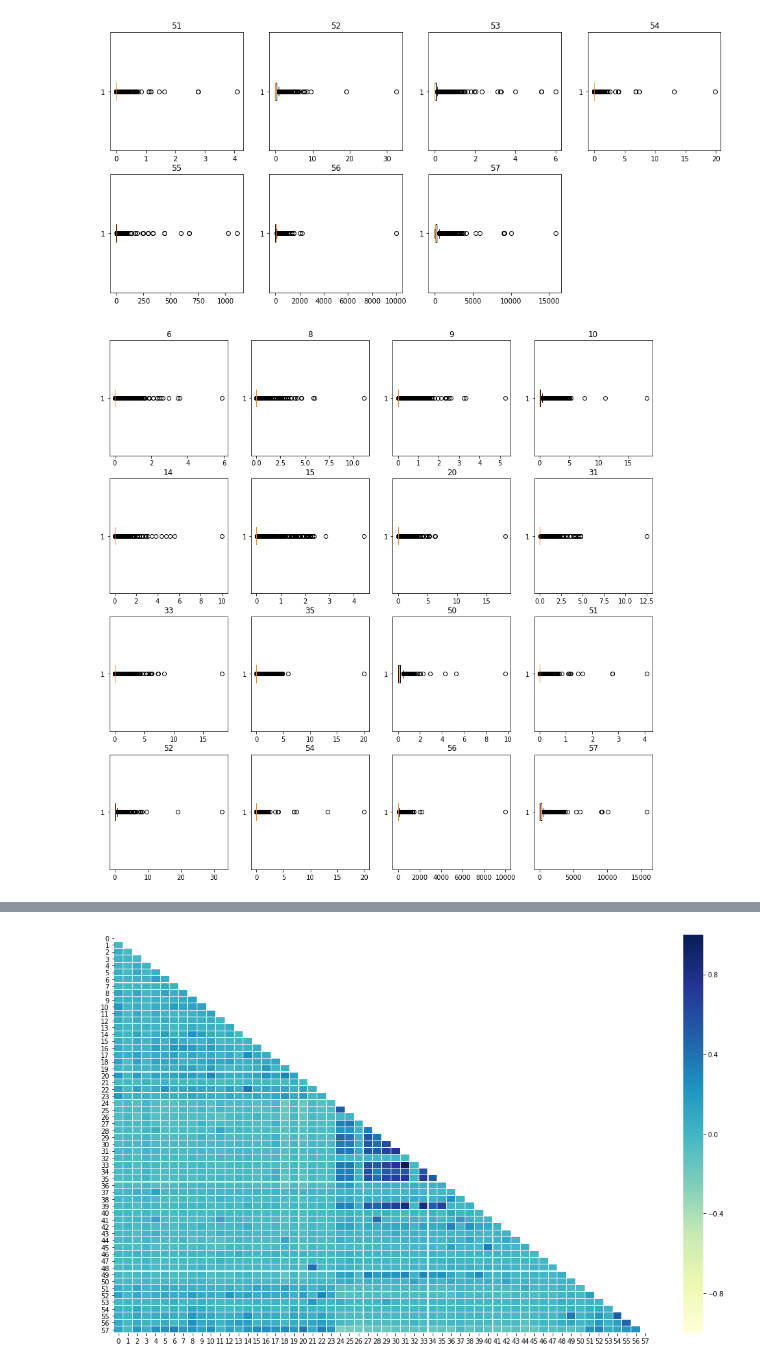
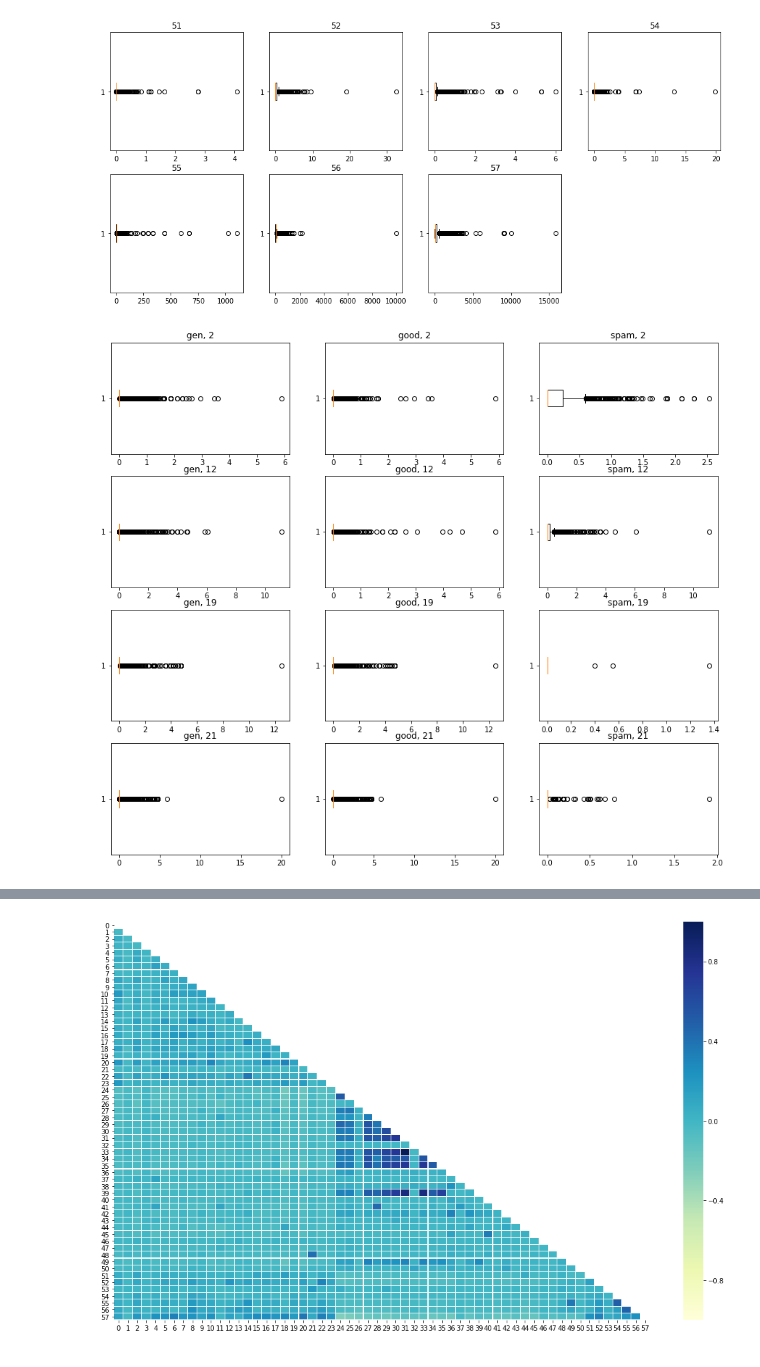
Before and after one commit to SultanovAR/mephi_course_neuro, a Jupyter notebook: bdz/bdz.ipynb, the cells around one changed output, grey strips where cells are left out. Cells and saved outputs as stored; diff of their text form; code cells hidden in the pictures.

```diff
--- a/bdz/bdz.ipynb
+++ b/bdz/bdz.ipynb
@@ -74,13 +76,22 @@ for i in range(7):
 plt.savefig('box3.png', bbox_inches='tight')
 # %% [output]
 [figure]
-# %%
-outlier_list = [6,8,9,10,14,15,20,31,33,35,50,51,52,54,56,57]
-plt.figure(figsize = (15, 15))
-for num, i in enumerate(outlier_list):
-    plt.subplot(4, 4, num+1)
-    plt.boxplot(dataset[i - 1], vert=False)
-    plt.title(i)
-plt.savefig('outlier.png', bbox_inches='tight')
-# %% [output]
-[figure, removed]
+# %%
+outlier_list = [6, 8, 31, 35]
+k = 0
+plt.figure(figsize=(15, 13))
+for i in range(len(outlier_list) * 3):
+    plt.subplot(len(outlier_list), 3, i+1)
+    if (i+1) % 3 == 1:
+        plt.boxplot(dataset[outlier_list[k] - 1], vert=False)
+        plt.title('gen, ' + str(respective_list[k]))
+    if (i+1) % 3 == 2:
+        plt.boxplot((dataset[dataset[57] == 0])[outlier_list[k] - 1], vert=False)
+        plt.title('good, ' + str(respective_list[k]))
+    if (i+1) % 3 == 0:
+        plt.boxplot((dataset[dataset[57] == 1])[outlier_list[k] - 1], vert=False)
+        plt.title('spam, ' + str(respective_list[k]))
+        k += 1
+plt.savefig('outlier_goodbad.png', bbox_inches='tight')
+# %% [output]
+[figure, added]
```
Also changed, not shown: parts of 4 cells of this notebook, 11 other files.
